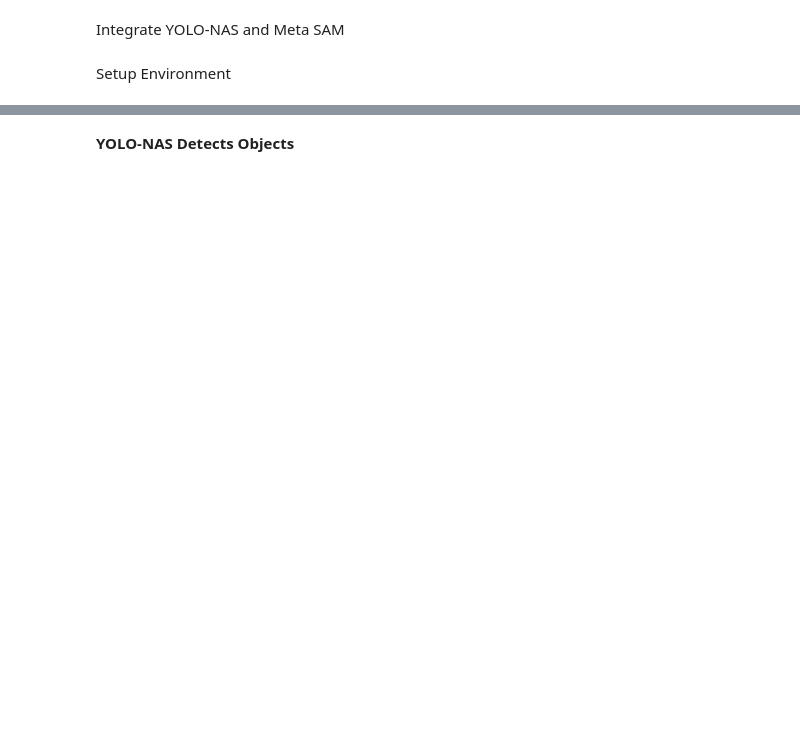
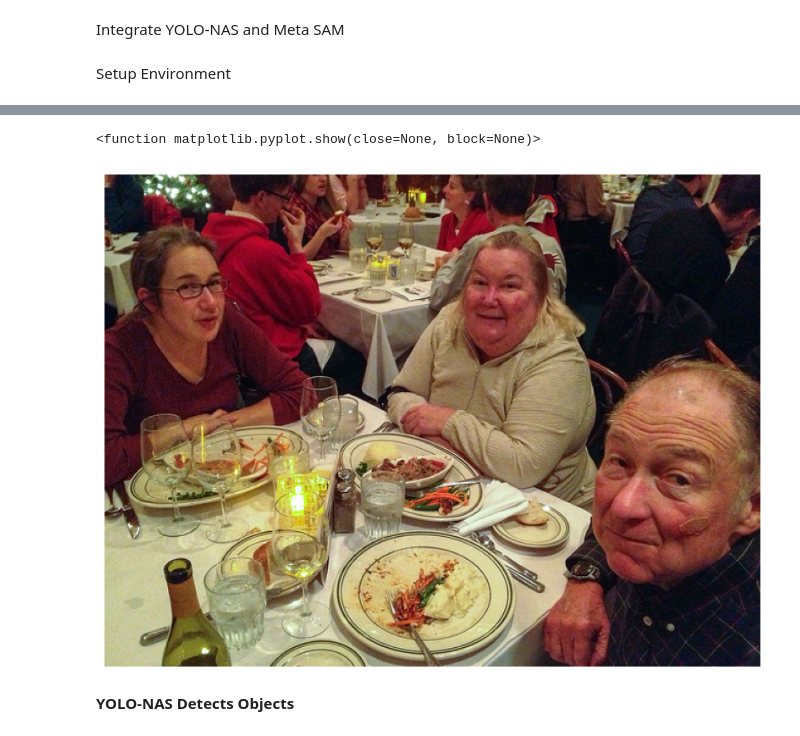
Before and after one commit to LHBuilder/SA-Segment-Anything, a Jupyter notebook: integ_yolo_sam.ipynb, the cells around one changed output, grey strips where cells are left out. Saved outputs shown, nothing was run; the diff lists cells and outputs as text; code cells hidden in the pictures; blank space fills up the shorter version.

```diff
--- a/integ_yolo_sam.ipynb
+++ b/integ_yolo_sam.ipynb
@@ -61,11 +70,14 @@ def show_anns(anns):
 # %%
-image = cv2.imread('images/person.jpg')
+image = cv2.imread('temp/images/person.jpg')
 image = cv2.cvtColor(image, cv2.COLOR_BGR2RGB)
 
 plt.figure(figsize=(10,10))
 plt.imshow(image)
 plt.axis('off')
 plt.show
+# %% [output]
+<function matplotlib.pyplot.show(close=None, block=None)>
+[figure, added]
 # %% [markdown]
 **YOLO-NAS Detects Objects**
 # %%
```
Also changed, not shown: parts of 9 cells of this notebook, 5 other files.
